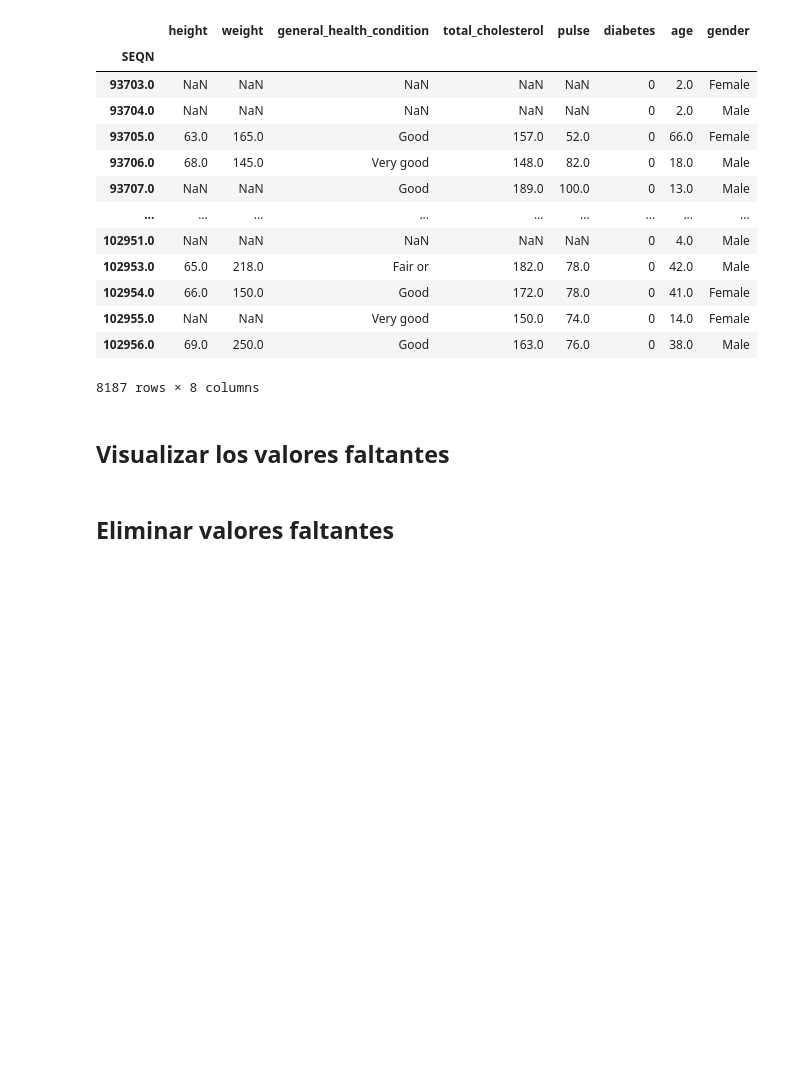
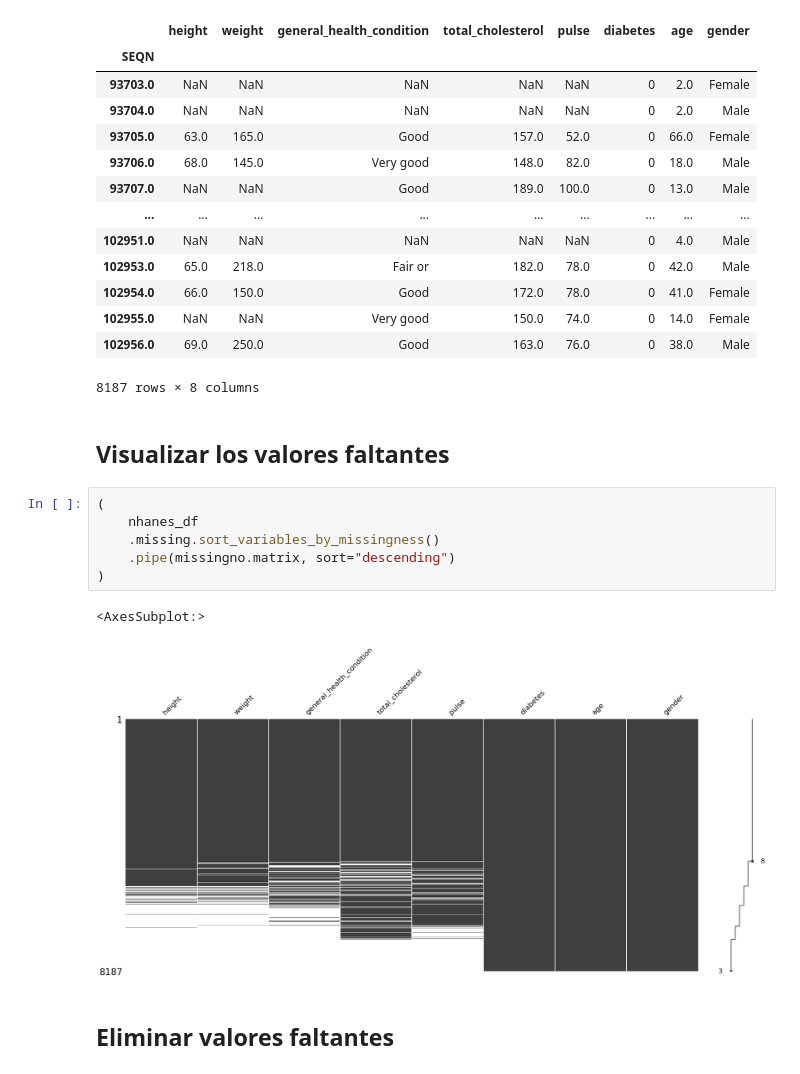
Before and after one commit to Disskaf/Datos_faltantes, a Jupyter notebook: curso-datos-faltantes-imputacion-main/live-download-data-and-load-it.ipynb, the cells around one changed output. Cells and saved outputs as stored; diff of their text form; blank space fills up the shorter version.

Commit message:
visualizate missing values

```diff
--- a/curso-datos-faltantes-imputacion-main/live-download-data-and-load-it.ipynb
+++ b/curso-datos-faltantes-imputacion-main/live-download-data-and-load-it.ipynb
@@ -92,6 +92,15 @@ nhanes_df
 8187 rows × 8 columns
 # %% [markdown]
 ## Visualizar los valores faltantes
+# %%
+(
+    nhanes_df
+    .missing.sort_variables_by_missingness()
+    .pipe(missingno.matrix, sort="descending")
+)
+# %% [output]
+<AxesSubplot:>
+[figure, added]
 # %% [markdown]
 ## Eliminar valores faltantes
 # %% [markdown]
```
